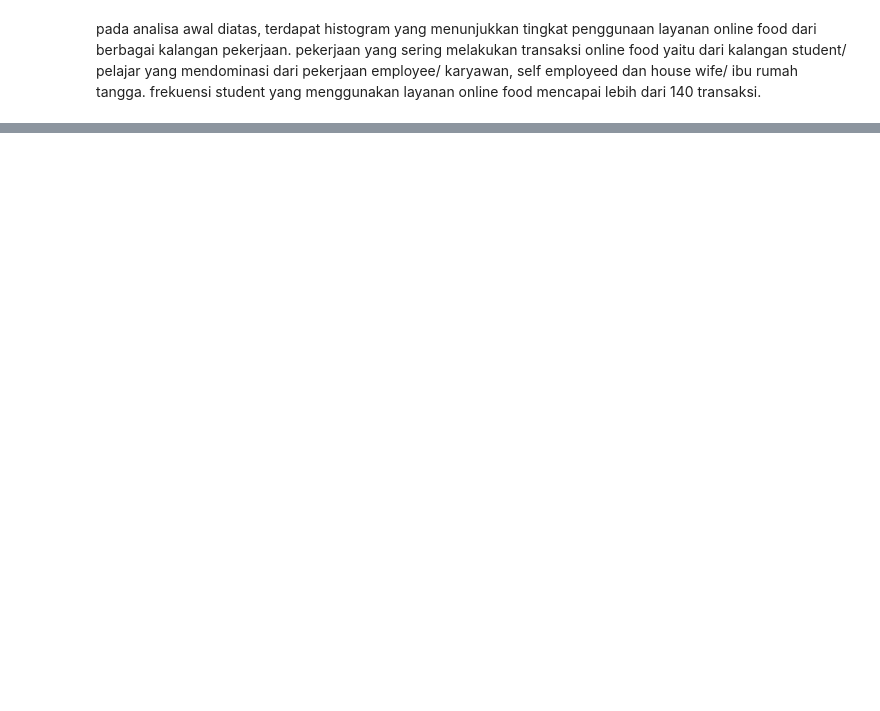
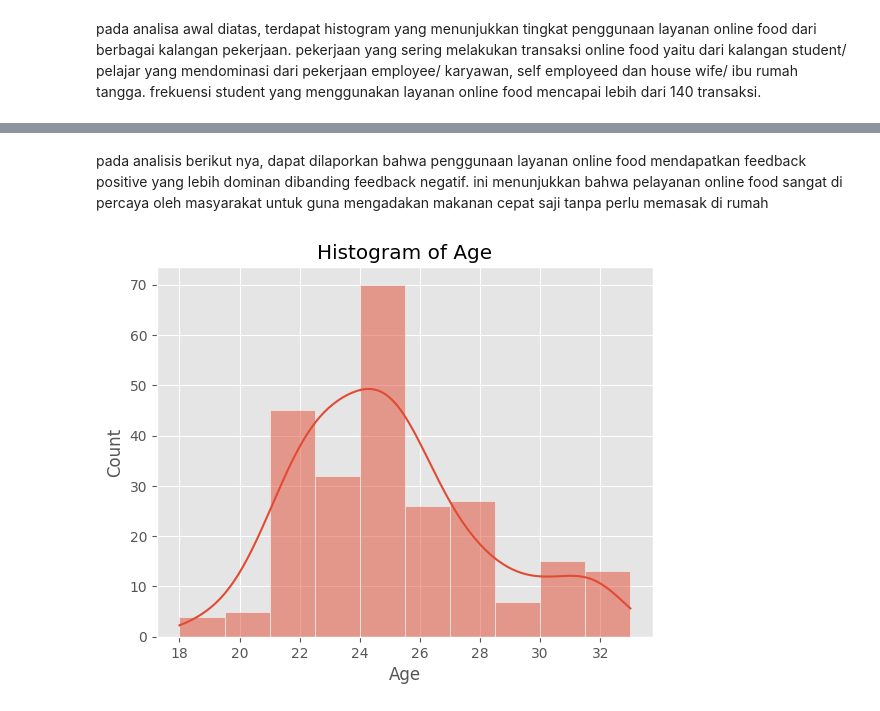
Before and after one commit to satriadhapa/aplikasi-python, a Jupyter notebook: analisis_food_details.ipynb, the cells around one changed output, grey strips where cells are left out. Cells and saved outputs as stored; diff of their text form; code cells hidden in the pictures; blank space fills up the shorter version.

```diff
--- a/analisis_food_details.ipynb
+++ b/analisis_food_details.ipynb
@@ -110,0 +111,9 @@ pada analisa awal diatas, terdapat histogram yang menunjukkan tingkat penggunaan
+# %% [markdown]
+pada analisis berikut nya, dapat dilaporkan bahwa penggunaan layanan online food mendapatkan feedback positive yang lebih dominan dibanding feedback negatif. ini menunjukkan bahwa pelayanan online food sangat di percaya oleh masyarakat untuk guna mengadakan makanan cepat saji tanpa perlu memasak di rumah
+# %%
+# Visualisasi untuk kolom numerik
+sns.histplot(data=data, x='Age', bins=10, kde=True)
+plt.title('Histogram of Age')
+plt.show()
+# %% [output]
+[figure, added]
```
Also changed, not shown: parts of 18 cells of this notebook.
